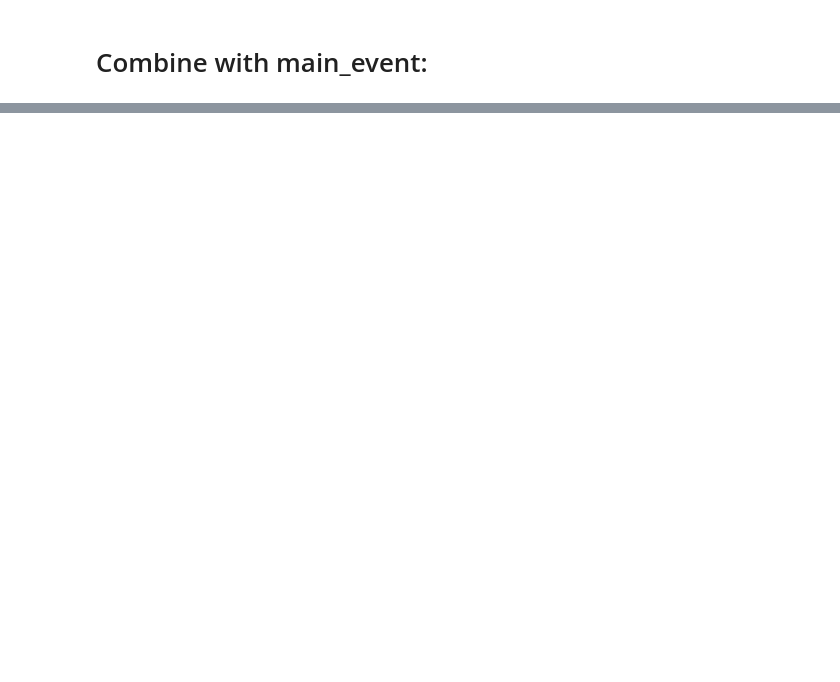
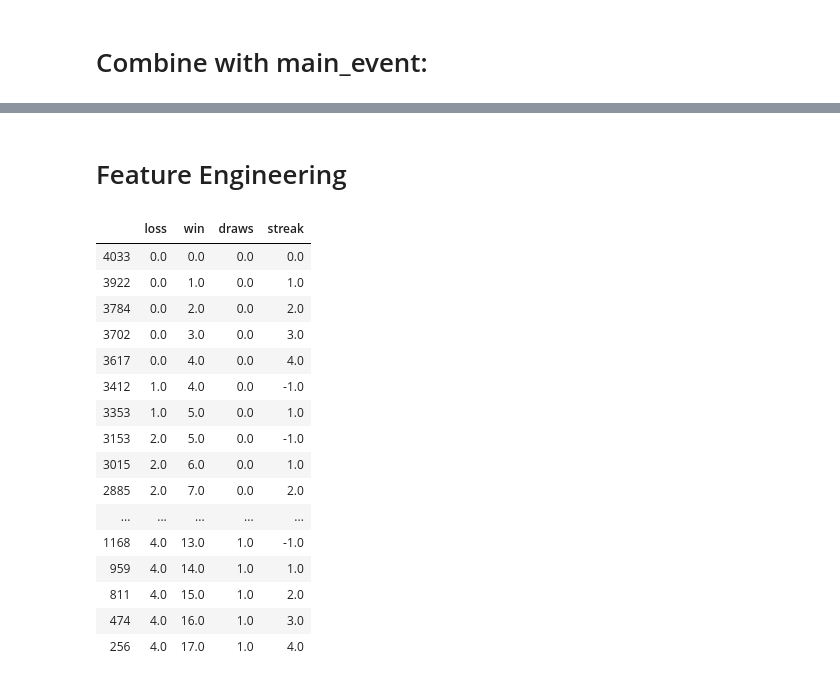
Before and after one commit to lancezeng947/UFC-Prediction, a Jupyter notebook: Data Clean.ipynb, the cells around one changed output, grey strips where cells are left out. Cells and saved outputs as stored; diff of their text form; code cells hidden in the pictures; blank space fills up the shorter version.

```diff
--- a/Data Clean.ipynb
+++ b/Data Clean.ipynb
@@ -138,0 +247,3 @@ combined_df.head(5)
+# %%
+df = pd.read_csv('fights.csv', index_col = 0)
+df.head(5)
@@ -138,0 +277,32 @@ combined_df.head(5)
+# %%
+def get_fight_attributes(index):
+
+    temp = df.loc[index]
+    return temp[['Fighter', 'Fighter.1', 'title_bout',
+                'date', 'location', 'attendance', 'rounds', 'time', 'format', 'referee']]
+
+
+def get_fights(fighter):
+
+    data = df[(df['Fighter'] == fighter) | (df['Fighter.1'] == fighter)]
+
+    return data
+
+
+#get_personal returns fight statistics only fighter
+def get_personal(fights, fighter):
+
+    a = fights[fights['Fighter'] == fighter]
+    a1 = fights[fights['Fighter.1'] == fighter]
+
+    a = a[fight_columns].copy()
+    a1 = a1[fight_columns_1].copy()
+
+    a1.columns = fight_columns
+
+    combined = pd.concat([a, a1], axis = 0)
+    combined.sort_index(ascending = False, inplace = True)
+
+    return combined
+# %% [markdown]
+# Feature Engineering
@@ -138,0 +428,22 @@ combined_df.head(5)
+# %%
+test_personal = get_personal(df, 'Dustin Poirier')
+len(test_personal)
+calc_WL(test_personal)
+# %% [output]
+|  | loss | win | draws | streak |
+| 4033 | 0.0 | 0.0 | 0.0 | 0.0 |
+| 3922 | 0.0 | 1.0 | 0.0 | 1.0 |
+| 3784 | 0.0 | 2.0 | 0.0 | 2.0 |
+| 3702 | 0.0 | 3.0 | 0.0 | 3.0 |
+| 3617 | 0.0 | 4.0 | 0.0 | 4.0 |
+| 3412 | 1.0 | 4.0 | 0.0 | -1.0 |
+| 3353 | 1.0 | 5.0 | 0.0 | 1.0 |
+| 3153 | 2.0 | 5.0 | 0.0 | -1.0 |
+| 3015 | 2.0 | 6.0 | 0.0 | 1.0 |
+| 2885 | 2.0 | 7.0 | 0.0 | 2.0 |
+| ... | ... | ... | ... | ... |
+| 1168 | 4.0 | 13.0 | 1.0 | -1.0 |
+| 959 | 4.0 | 14.0 | 1.0 | 1.0 |
+| 811 | 4.0 | 15.0 | 1.0 | 2.0 |
+| 474 | 4.0 | 16.0 | 1.0 | 3.0 |
+| 256 | 4.0 | 17.0 | 1.0 | 4.0 |
```
Also changed, not shown: parts of 69 cells of this notebook, 5 other files.
